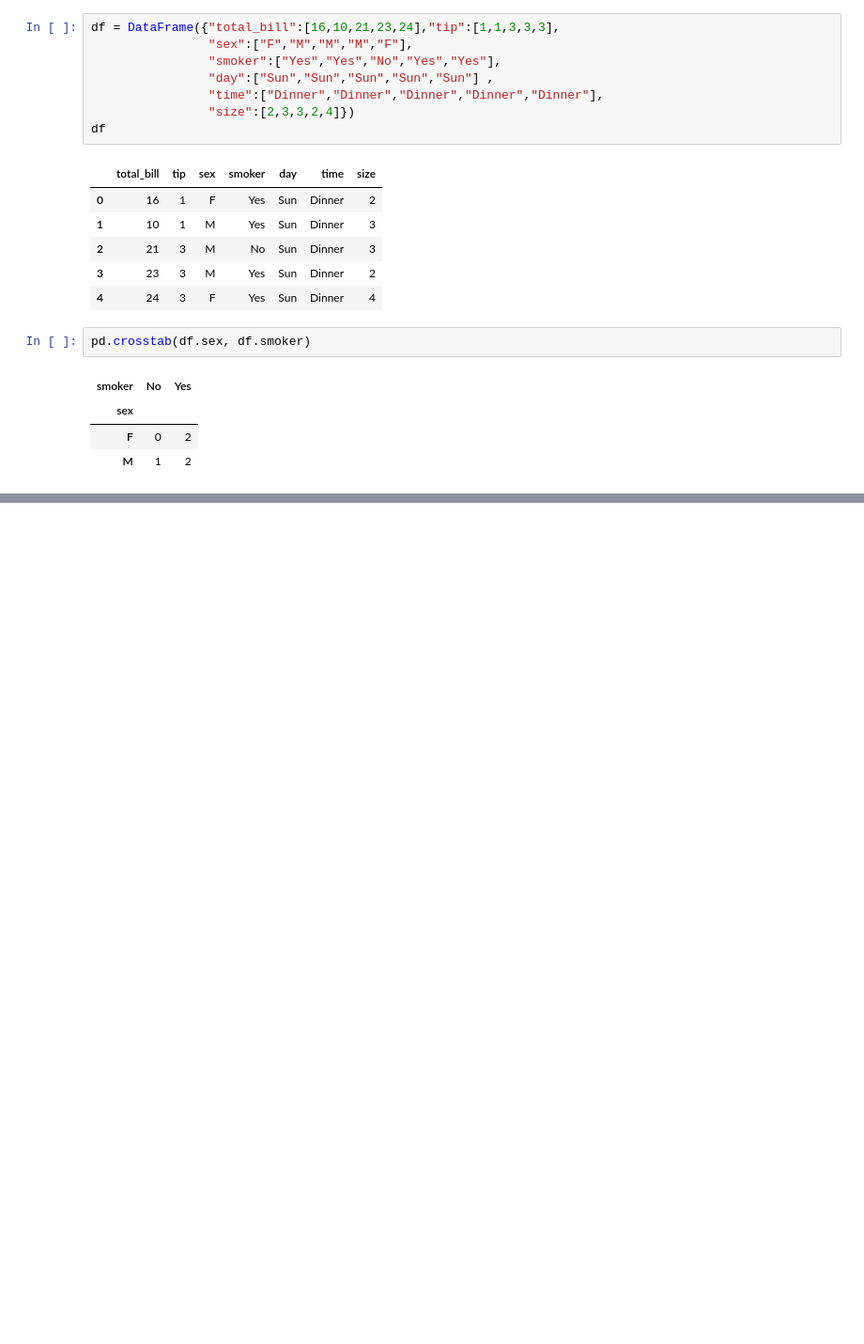
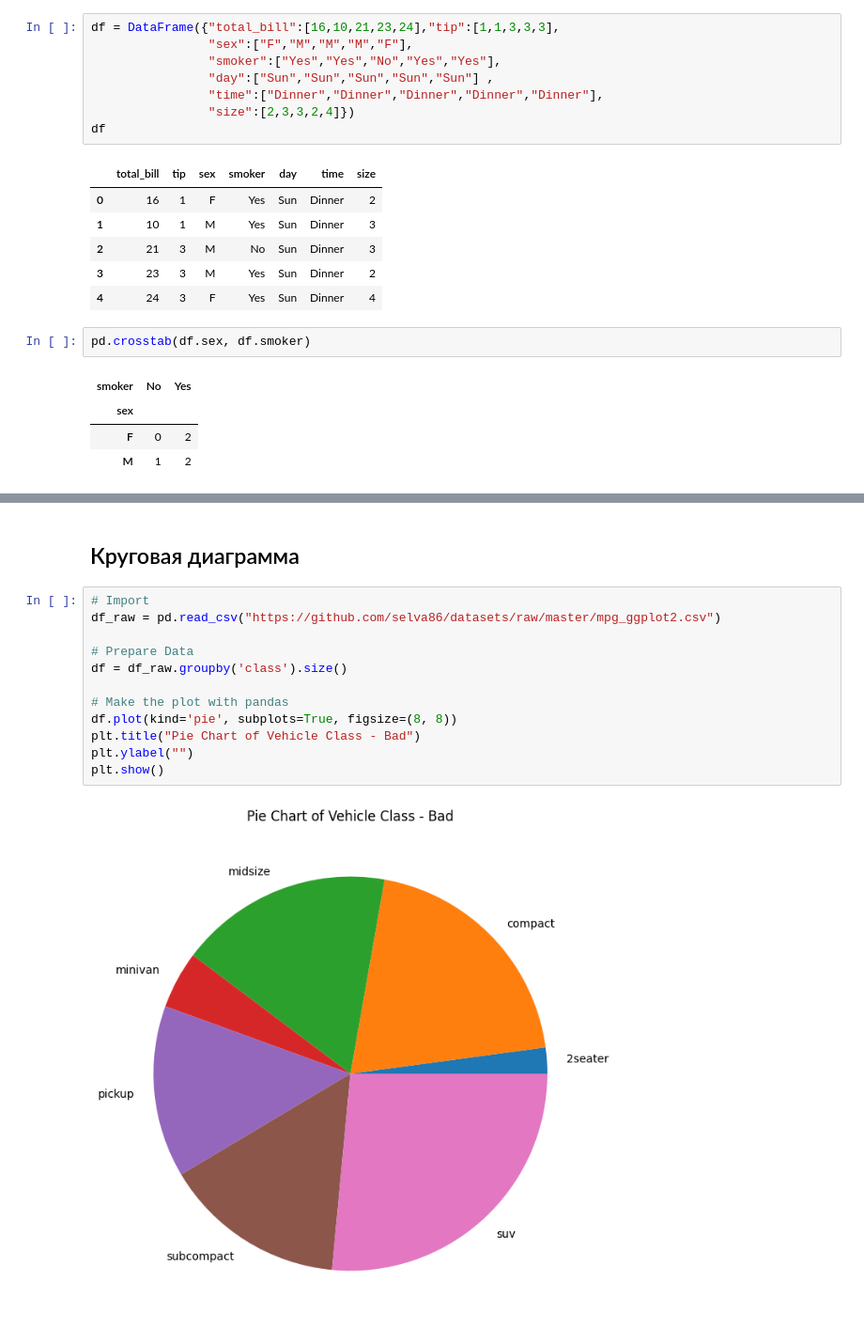
Before and after one commit to DieNice/lessons_notebooks, a Jupyter notebook: lesson_4.ipynb, the cells around one changed output, grey strips where cells are left out. Shown at 94% size. Drawn from its saved outputs; the diff is of its cells as text; blank space fills up the shorter version.

```diff
--- a/lesson_4.ipynb
+++ b/lesson_4.ipynb
@@ -683,0 +707,16 @@ pd.crosstab(df.sex, df.smoker)
+# %% [markdown]
+## Круговая диаграмма
+# %%
+# Import
+df_raw = pd.read_csv("https://github.com/selva86/datasets/raw/master/mpg_ggplot2.csv")
+
+# Prepare Data
+df = df_raw.groupby('class').size()
+
+# Make the plot with pandas
+df.plot(kind='pie', subplots=True, figsize=(8, 8))
+plt.title("Pie Chart of Vehicle Class - Bad")
+plt.ylabel("")
+plt.show()
+# %% [output]
+[figure, added]
```
Also changed, not shown: parts of 36 cells of this notebook, 2 other files.
